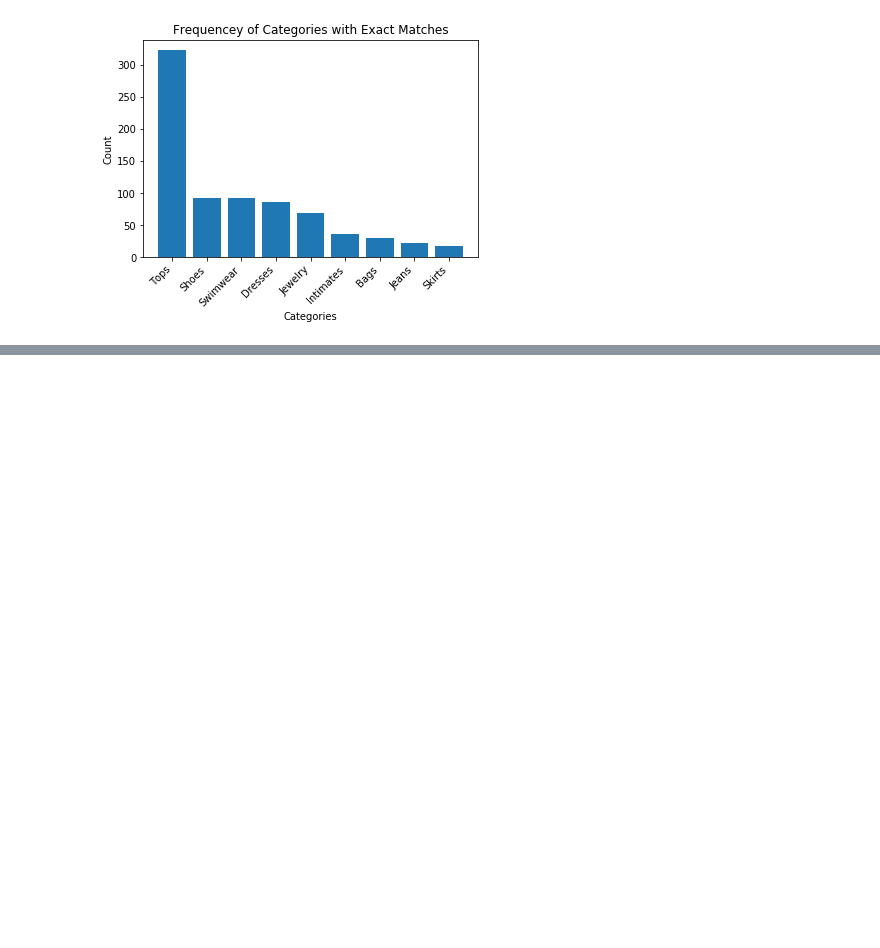
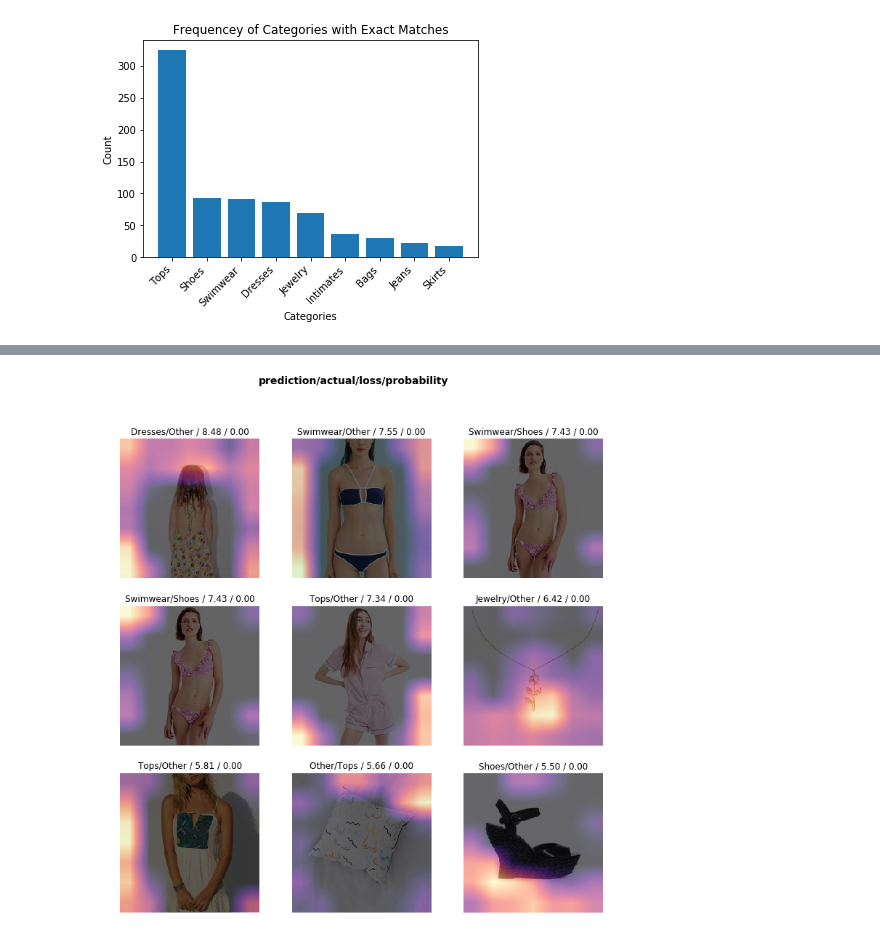
Before and after one commit to yashsavani/ferriswheel, a Jupyter notebook: Explore_Data.ipynb, the cells around one changed output, grey strips where cells are left out. Cells and saved outputs as stored; diff of their text form; code cells hidden in the pictures; blank space fills up the shorter version.

```diff
--- a/Explore_Data.ipynb
+++ b/Explore_Data.ipynb
@@ -184,0 +219,4 @@ data.sample(frac=1.0).to_csv('regex.csv', index=False, encoding='utf-8-sig')
+# %%
+learn = cnn_learner(imgdata, models.resnet34, metrics=error_rate)
+# %%
+learn.fit_one_cycle(4)
@@ -184,0 +233,6 @@ data.sample(frac=1.0).to_csv('regex.csv', index=False, encoding='utf-8-sig')
+# %%
+interp = ClassificationInterpretation.from_learner(learn)
+# %%
+interp.plot_top_losses(9)
+# %% [output]
+[figure, added]
```
Also changed, not shown: parts of 20 cells of this notebook, 6 other files.
